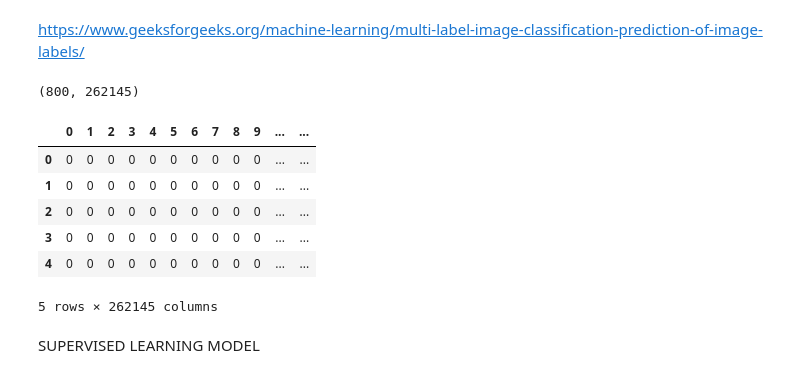
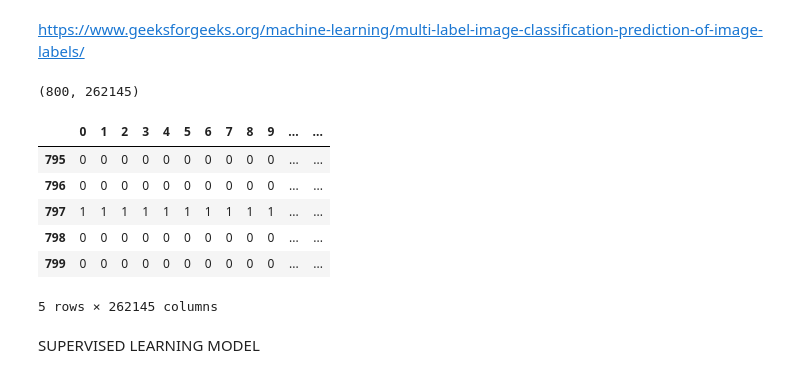
Before and after one commit to gilololol64/DataScienceProject, a Jupyter notebook: sample.ipynb, the cells around one changed output. Drawn from its saved outputs; the diff is of its cells as text; code cells hidden in the pictures.

```diff
--- a/sample.ipynb
+++ b/sample.ipynb
@@ -78,15 +78,16 @@ https://www.geeksforgeeks.org/machine-learning/multi-label-image-classification-
 # %%
 df = create_dataframe(num_images=200, kernal_size=5, img_dim=img_dim)
 print(df.shape)
 df.head()
+df.tail()
 # %% [output]
 (800, 262145)
 |  | 0 | 1 | 2 | 3 | 4 | 5 | 6 | 7 | 8 | 9 | ... | ... |
-| 0 | 0 | 0 | 0 | 0 | 0 | 0 | 0 | 0 | 0 | 0 | ... | ... |
-| 1 | 0 | 0 | 0 | 0 | 0 | 0 | 0 | 0 | 0 | 0 | ... | ... |
-| 2 | 0 | 0 | 0 | 0 | 0 | 0 | 0 | 0 | 0 | 0 | ... | ... |
-| 3 | 0 | 0 | 0 | 0 | 0 | 0 | 0 | 0 | 0 | 0 | ... | ... |
-| 4 | 0 | 0 | 0 | 0 | 0 | 0 | 0 | 0 | 0 | 0 | ... | ... |
+| 795 | 0 | 0 | 0 | 0 | 0 | 0 | 0 | 0 | 0 | 0 | ... | ... |
+| 796 | 0 | 0 | 0 | 0 | 0 | 0 | 0 | 0 | 0 | 0 | ... | ... |
+| 797 | 1 | 1 | 1 | 1 | 1 | 1 | 1 | 1 | 1 | 1 | ... | ... |
+| 798 | 0 | 0 | 0 | 0 | 0 | 0 | 0 | 0 | 0 | 0 | ... | ... |
+| 799 | 0 | 0 | 0 | 0 | 0 | 0 | 0 | 0 | 0 | 0 | ... | ... |
 5 rows × 262145 columns
 # %% [markdown]
 SUPERVISED LEARNING MODEL
```
